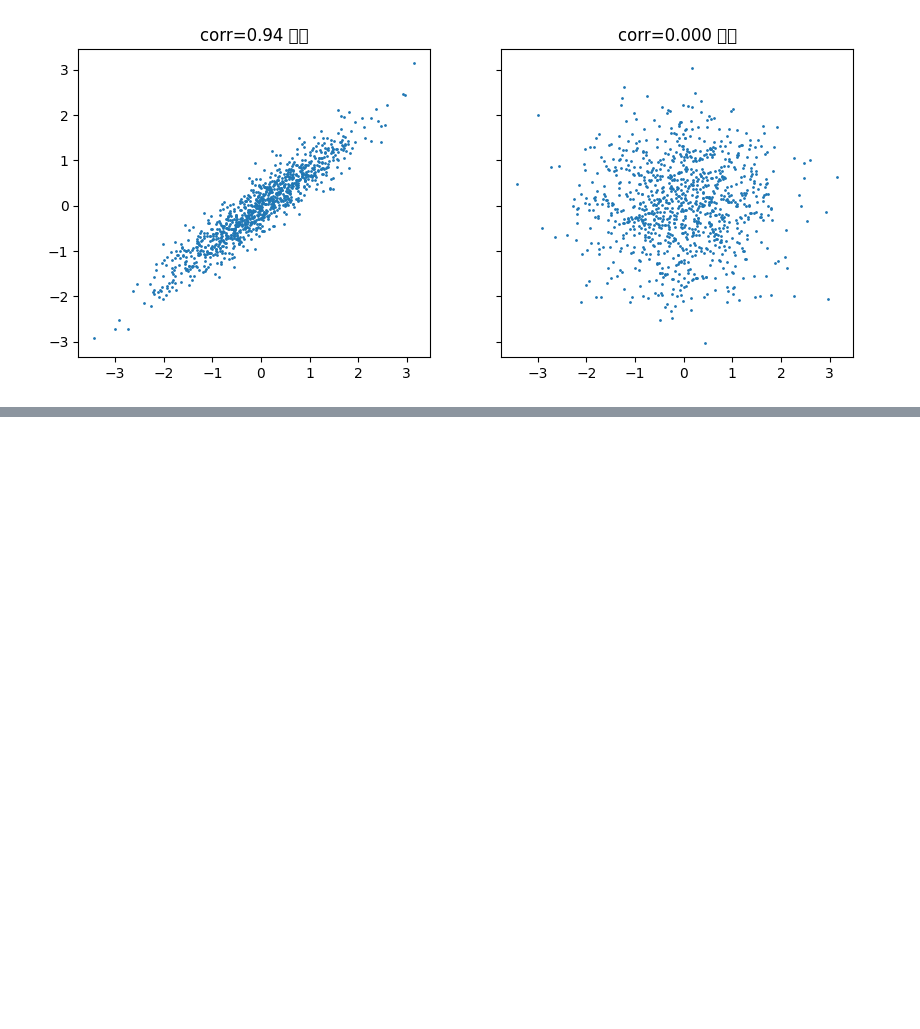
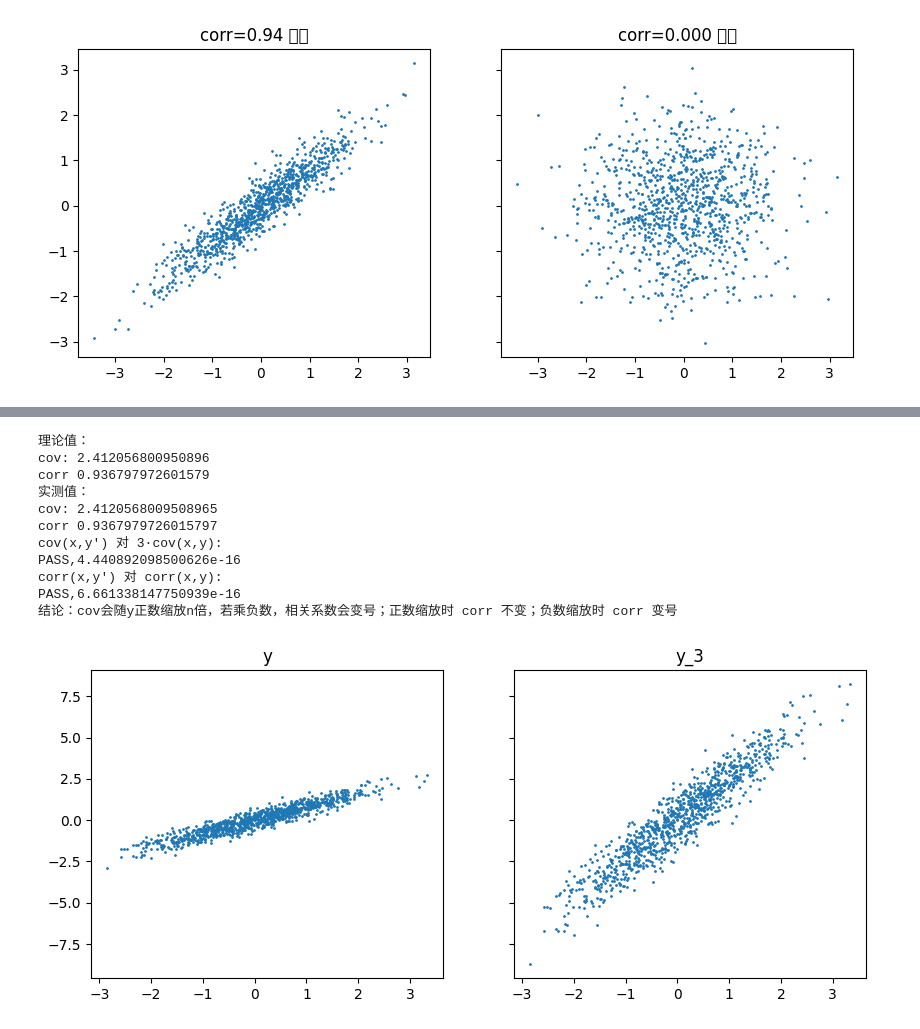
Before and after one commit to wayxi111/Ai, a Jupyter notebook: week03/probability_basics.ipynb, the cells around one changed output, grey strips where cells are left out. Drawn from its saved outputs; the diff is of its cells as text; code cells hidden in the pictures; blank space fills up the shorter version.

```diff
--- a/week03/probability_basics.ipynb
+++ b/week03/probability_basics.ipynb
@@ -180,0 +240,45 @@ print(np.corrcoef(x2, 0.8*x2+0.3*rng.standard_normal(100000))[0,1])
+# %%
+import numpy as np
+import matplotlib.pyplot as plt
+import math
+
+rng = np.random.default_rng(44)
+x = rng.standard_normal(100000)
+y = 0.8*x + 0.3*rng.standard_normal(100000)
+
+y_3 = 3*y
+
+fig, (a1, a2) = plt.subplots(1, 2, figsize=(10,4), sharex=True, sharey=True)
+a1.scatter(x[::100], y[::100], s=1);   a1.set_title(f'y')
+a2.scatter(x[::100], y_3[::100], s=1);  a2.set_title(f'y_3')
+
+cov_xy = np.cov(x,y)[0, 1]
+corr_xy = np.corrcoef(x,y)[0, 1]
+
+cov_xy_3 = np.cov(x,y_3)[0, 1]
+corr_xy_3 = np.corrcoef(x,y_3)[0, 1]
+
+print("理论值：")
+print("cov:",3*cov_xy)
+print("corr",corr_xy)
+print("实测值：")
+print("cov:",cov_xy_3)
+print("corr",corr_xy_3)
+print("cov(x,y′) 对 3·cov(x,y):")
+print("PASS,{}".format(abs(cov_xy_3 - 3*cov_xy)) if abs(cov_xy_3 - 3*cov_xy) <= 1e-12 else "FAIL,{}".format(abs(cov_xy_3 - 3*cov_xy)))
+print("corr(x,y′) 对 corr(x,y):")
+print("PASS,{}".format(abs(corr_xy_3 - corr_xy)) if abs(corr_xy_3 - corr_xy) <= 1e-12 else "FAIL,{}".format(abs(corr_xy_3 - corr_xy)))
+print("结论：cov会随y正数缩放n倍，若乘负数，相关系数会变号；正数缩放时 corr 不变；负数缩放时 corr 变号")
+# %% [output]
+理论值：
+cov: 2.412056800950896
+corr 0.936797972601579
+实测值：
+cov: 2.4120568009508965
+corr 0.9367979726015797
+cov(x,y′) 对 3·cov(x,y):
+PASS,4.440892098500626e-16
+corr(x,y′) 对 corr(x,y):
+PASS,6.661338147750939e-16
+结论：cov会随y正数缩放n倍，若乘负数，相关系数会变号；正数缩放时 corr 不变；负数缩放时 corr 变号
+[figure, added]
```
Also changed, not shown: parts of 9 cells of this notebook, 3 other files.
